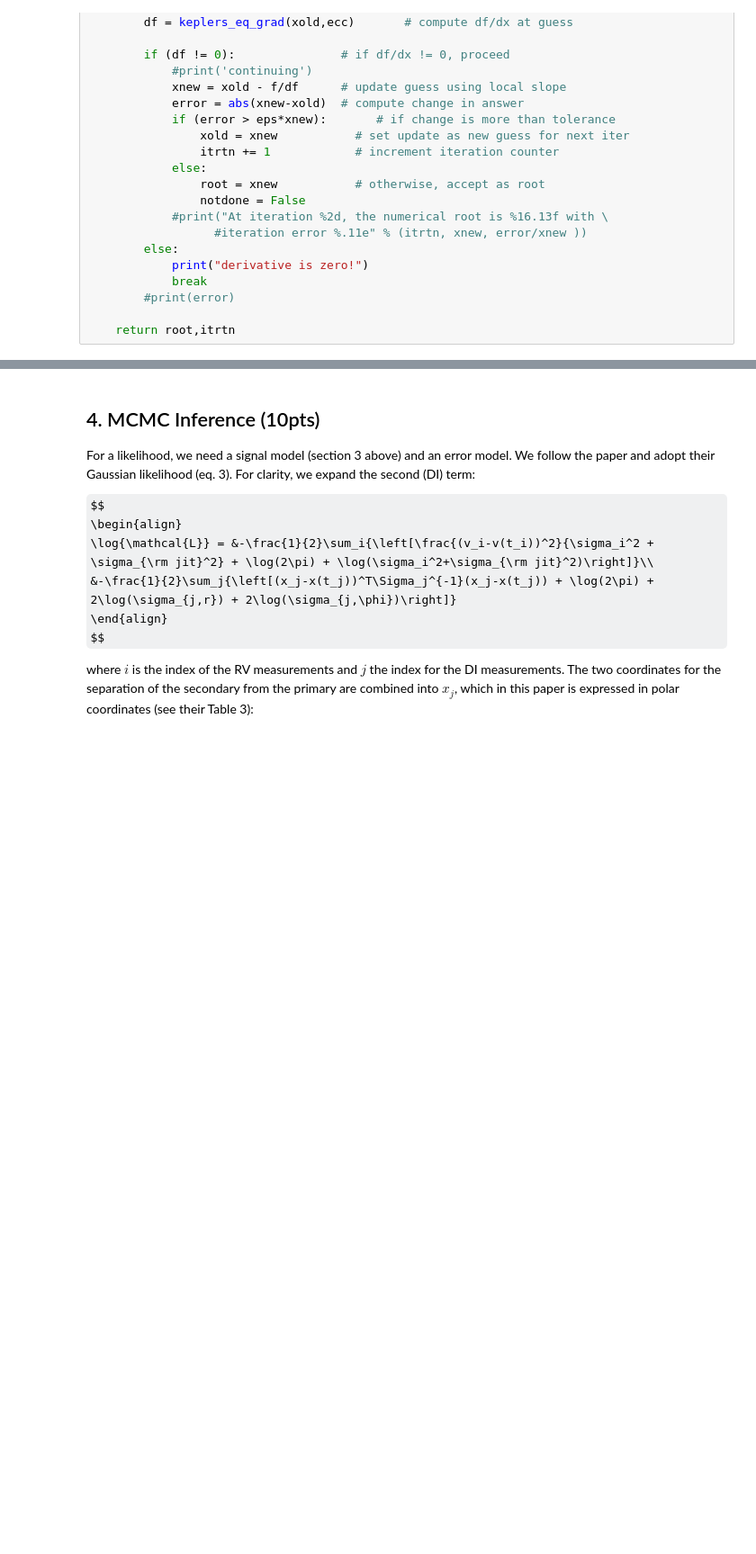
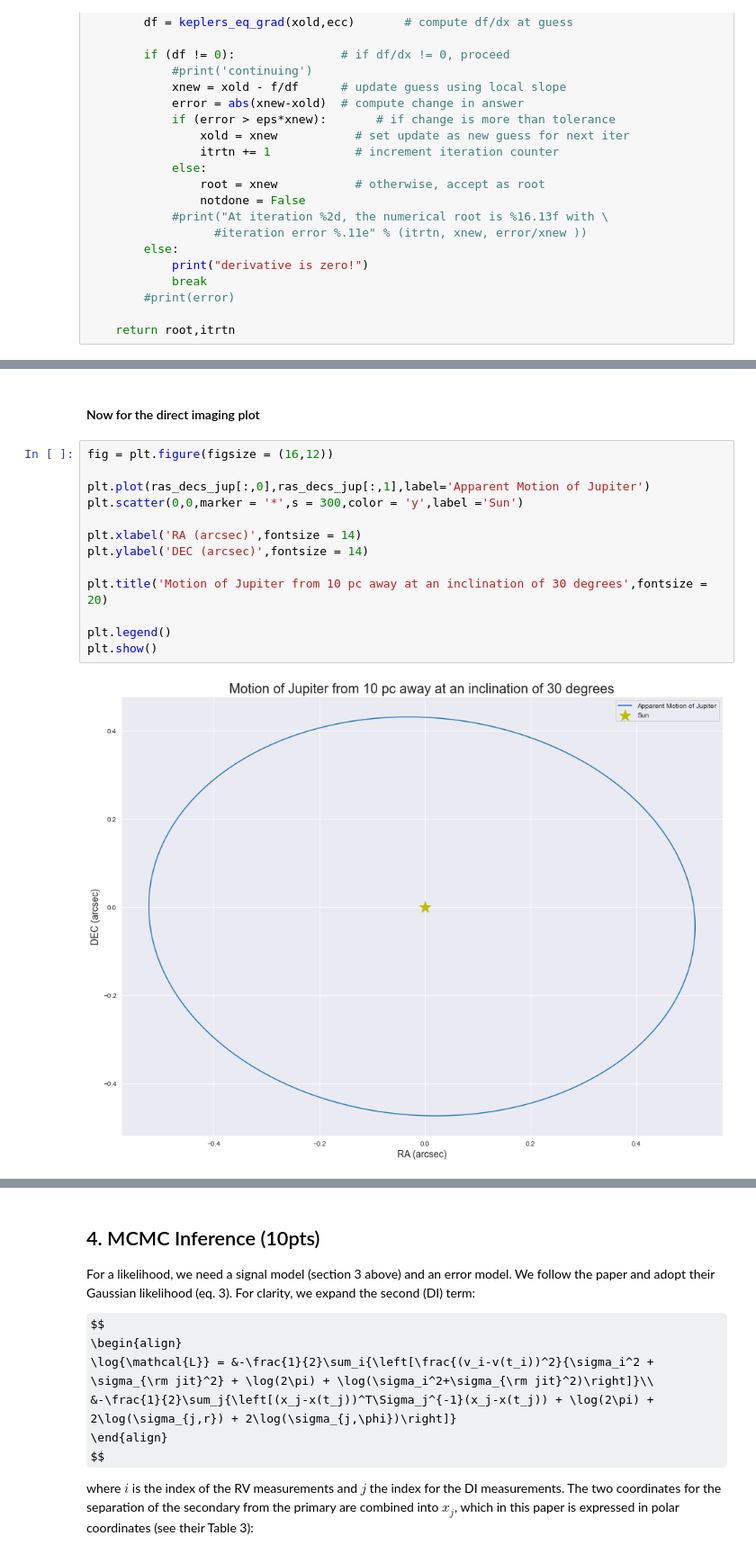
Before and after one commit to m4ese/astroResearchMethods, a Jupyter notebook: FinalProject.ipynb, the cells around one changed output, grey strips where cells are left out. Shown at 90% size. Drawn from its saved outputs; the diff is of its cells as text; some formulas as TeX source; blank space fills up the shorter version.

```diff
--- a/FinalProject.ipynb
+++ b/FinalProject.ipynb
@@ -470,0 +503,17 @@ for i in range(len(t)):
+# %% [markdown]
+#### Now for the direct imaging plot
+# %%
+fig = plt.figure(figsize = (16,12))
+
+plt.plot(ras_decs_jup[:,0],ras_decs_jup[:,1],label='Apparent Motion of Jupiter')
+plt.scatter(0,0,marker = '*',s = 300,color = 'y',label ='Sun')
+
+plt.xlabel('RA (arcsec)',fontsize = 14)
+plt.ylabel('DEC (arcsec)',fontsize = 14)
+
+plt.title('Motion of Jupiter from 10 pc away at an inclination of 30 degrees',fontsize = 20)
+
+plt.legend()
+plt.show()
+# %% [output]
+[figure, added]
```
Also changed, not shown: parts of 13 cells of this notebook.
